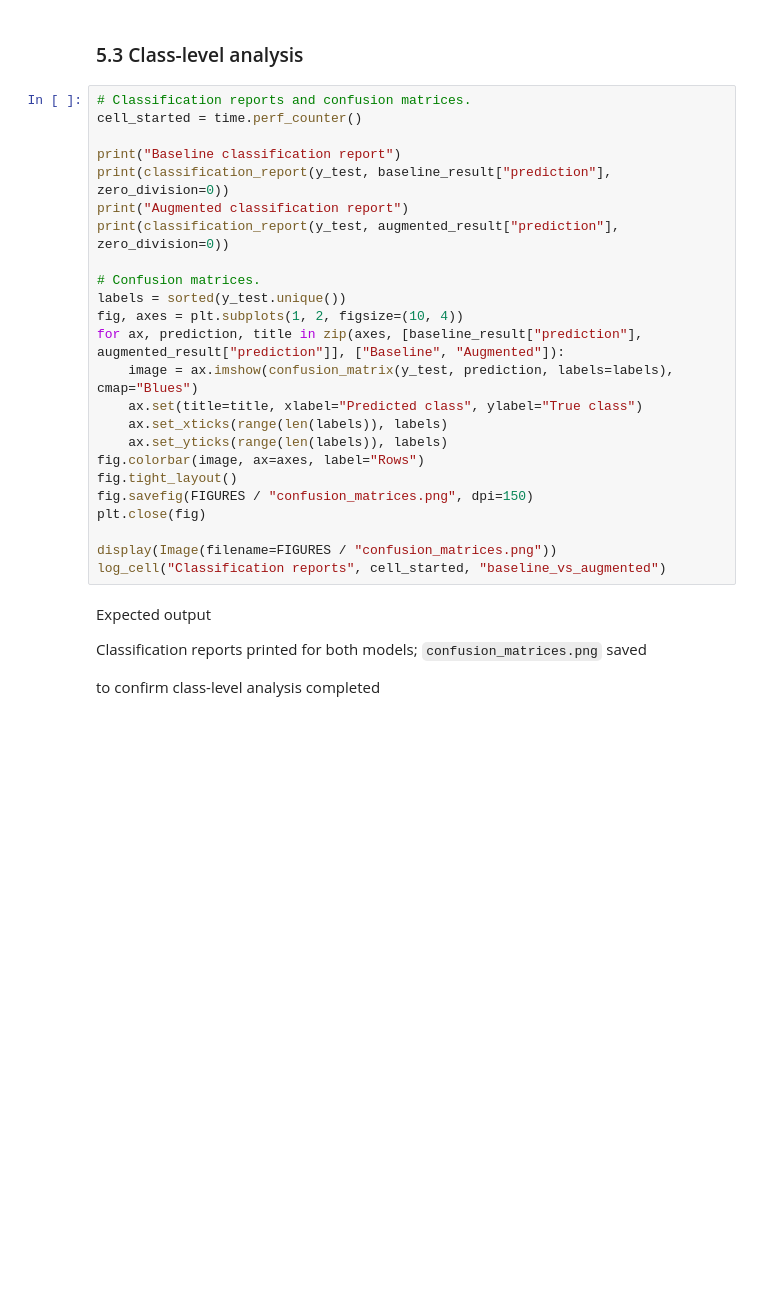
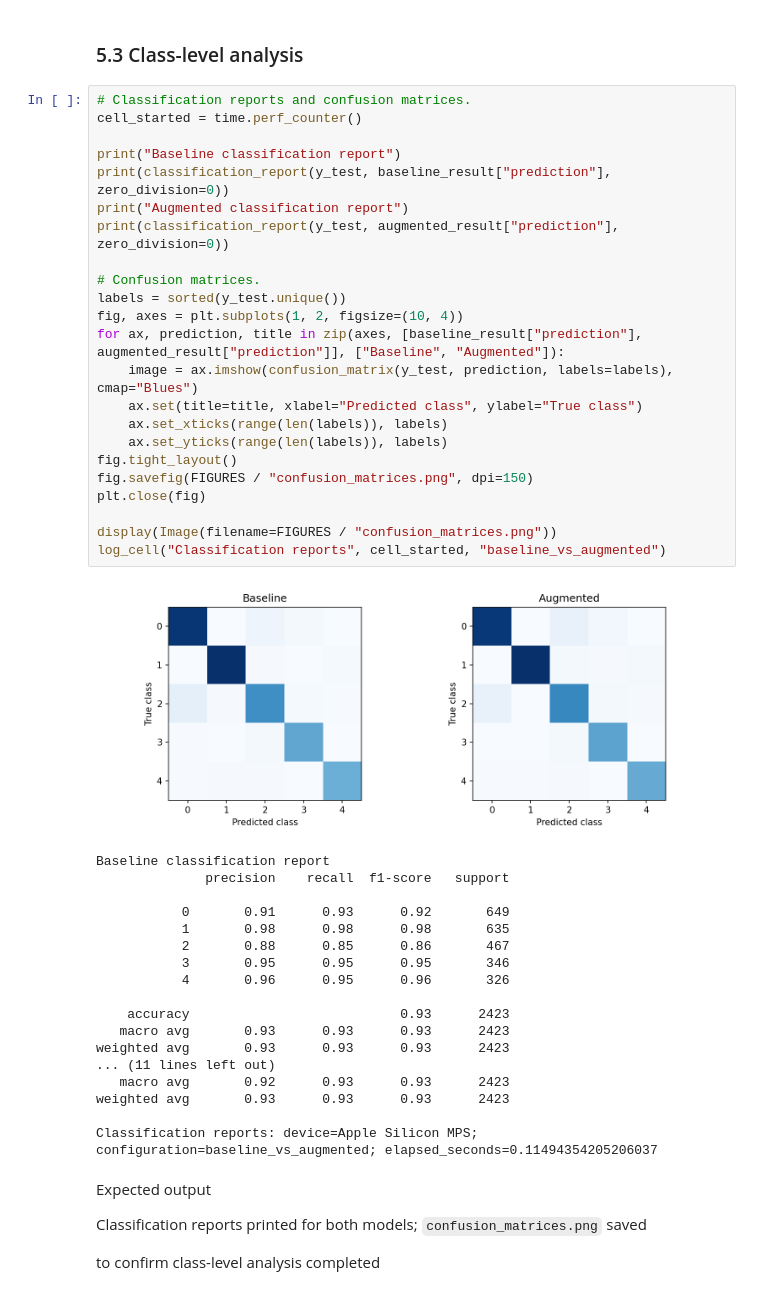
Before and after one commit to yangliunz/1173808-COMP662A1, a Jupyter notebook: notebooks/1173808_Assignment1.ipynb, the cells around one changed output. Drawn from its saved outputs; the diff is of its cells as text; blank space fills up the shorter version.

```diff
--- a/notebooks/1173808_Assignment1.ipynb
+++ b/notebooks/1173808_Assignment1.ipynb
@@ -706,27 +853,45 @@ to confirm baseline outperforms augmented on held-out macro-F1
 # %%
 # Classification reports and confusion matrices.
 cell_started = time.perf_counter()
 
 print("Baseline classification report")
 print(classification_report(y_test, baseline_result["prediction"], zero_division=0))
 print("Augmented classification report")
 print(classification_report(y_test, augmented_result["prediction"], zero_division=0))
 
 # Confusion matrices.
 labels = sorted(y_test.unique())
 fig, axes = plt.subplots(1, 2, figsize=(10, 4))
 for ax, prediction, title in zip(axes, [baseline_result["prediction"], augmented_result["prediction"]], ["Baseline", "Augmented"]):
     image = ax.imshow(confusion_matrix(y_test, prediction, labels=labels), cmap="Blues")
     ax.set(title=title, xlabel="Predicted class", ylabel="True class")
     ax.set_xticks(range(len(labels)), labels)
     ax.set_yticks(range(len(labels)), labels)
-fig.colorbar(image, ax=axes, label="Rows")
 fig.tight_layout()
 fig.savefig(FIGURES / "confusion_matrices.png", dpi=150)
 plt.close(fig)
 
 display(Image(filename=FIGURES / "confusion_matrices.png"))
 log_cell("Classification reports", cell_started, "baseline_vs_augmented")
+# %% [output]
+[figure, added]
+Baseline classification report
+              precision    recall  f1-score   support
+
+           0       0.91      0.93      0.92       649
+           1       0.98      0.98      0.98       635
+           2       0.88      0.85      0.86       467
+           3       0.95      0.95      0.95       346
+           4       0.96      0.95      0.96       326
+
+    accuracy                           0.93      2423
+   macro avg       0.93      0.93      0.93      2423
+weighted avg       0.93      0.93      0.93      2423
+... (11 lines left out)
+   macro avg       0.92      0.93      0.93      2423
+weighted avg       0.93      0.93      0.93      2423
+
+Classification reports: device=Apple Silicon MPS; configuration=baseline_vs_augmented; elapsed_seconds=0.11494354205206037
 # %% [markdown]
 Expected output
 
```
Also changed, not shown: parts of 29 cells of this notebook, 7 other files.
